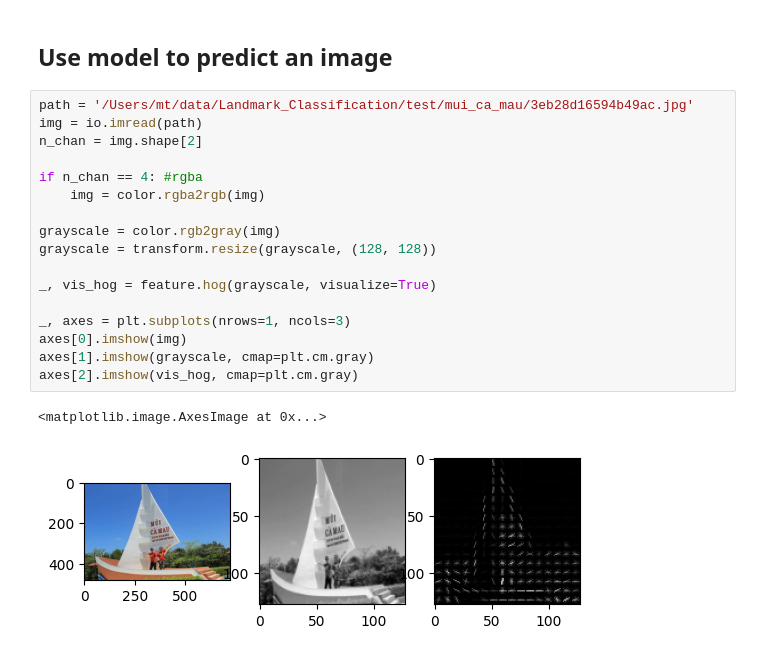
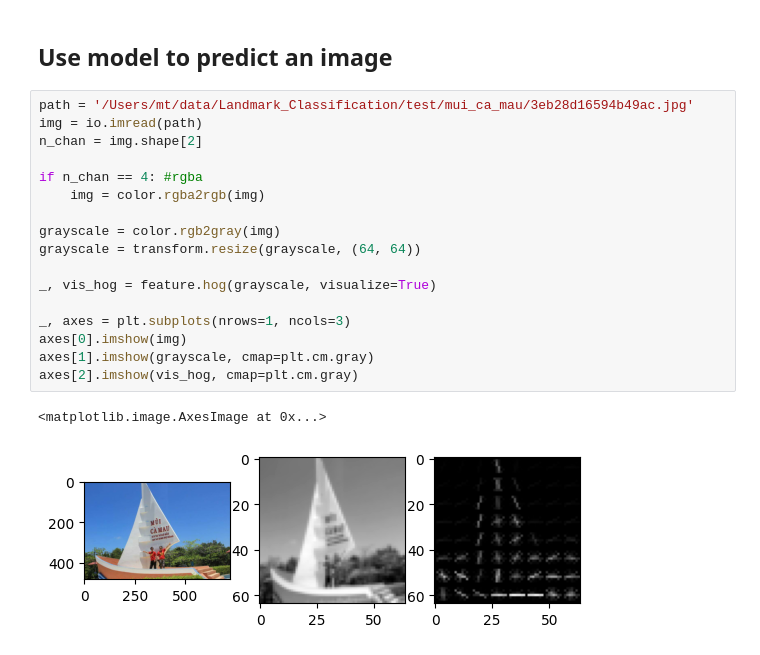
Before and after one commit to thachmpham/landmark-classification, a Jupyter notebook: src/build_svm_model.ipynb, the cells around one changed output. Cells and saved outputs as stored; diff of their text form.

```diff
--- a/src/build_svm_model.ipynb
+++ b/src/build_svm_model.ipynb
@@ -114,23 +115,23 @@ metrics.accuracy_score(y_test, y_pred)
 # %%
 path = '/Users/mt/data/Landmark_Classification/test/mui_ca_mau/3eb28d16594b49ac.jpg'
 img = io.imread(path)
 n_chan = img.shape[2]
 
 if n_chan == 4: #rgba
     img = color.rgba2rgb(img)
 
 grayscale = color.rgb2gray(img)
-grayscale = transform.resize(grayscale, (128, 128))
+grayscale = transform.resize(grayscale, (64, 64))
 
 _, vis_hog = feature.hog(grayscale, visualize=True)
 
 _, axes = plt.subplots(nrows=1, ncols=3)
 axes[0].imshow(img)
 axes[1].imshow(grayscale, cmap=plt.cm.gray)
 axes[2].imshow(vis_hog, cmap=plt.cm.gray)
 # %% [output]
 <matplotlib.image.AxesImage at 0x...>
-[figure, old version]
+[figure, new version]
 # %%
 X_hog = img_to_hog(path)
 X_hog = X_hog.reshape(1, -1)
```
Also changed, not shown: parts of 8 cells of this notebook, 1 other file.
